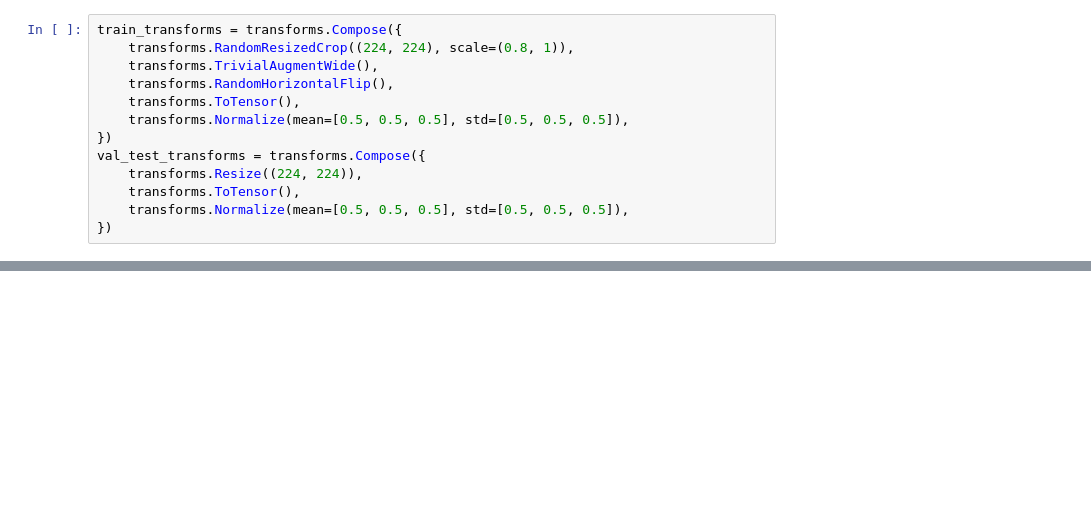
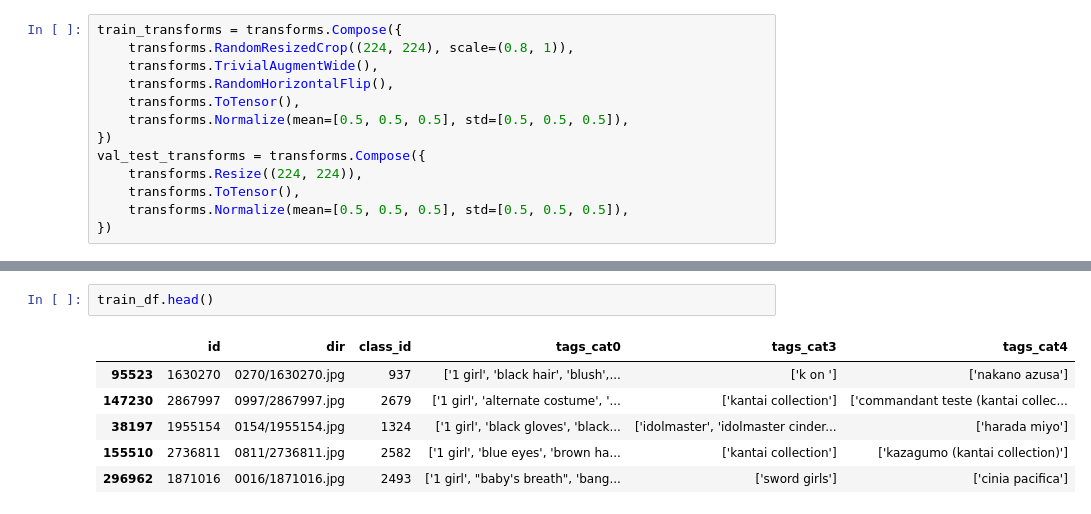
Before and after one commit to AnnixML/Animated-Face-Recognition-ML, a Jupyter notebook: pytorch.ipynb, the cells around one changed output, grey strips where cells are left out. Drawn from its saved outputs; the diff is of its cells as text; blank space fills up the shorter version.

```diff
--- a/pytorch.ipynb
+++ b/pytorch.ipynb
@@ -68,0 +79,9 @@ model = timm.create_model('beit_base_patch16_224_in22k', num_classes=3258, pretr
+# %%
+train_df.head()
+# %% [output]
+|  | id | dir | class_id | tags_cat0 | tags_cat3 | tags_cat4 |
+| 95523 | 1630270 | 0270/1630270.jpg | 937 | ['1 girl', 'black hair', 'blush',... | ['k on '] | ['nakano azusa'] |
+| 147230 | 2867997 | 0997/2867997.jpg | 2679 | ['1 girl', 'alternate costume', '... | ['kantai collection'] | ['commandant teste (kantai collec... |
+| 38197 | 1955154 | 0154/1955154.jpg | 1324 | ['1 girl', 'black gloves', 'black... | ['idolmaster', 'idolmaster cinder... | ['harada miyo'] |
+| 155510 | 2736811 | 0811/2736811.jpg | 2582 | ['1 girl', 'blue eyes', 'brown ha... | ['kantai collection'] | ['kazagumo (kantai collection)'] |
+| 296962 | 1871016 | 0016/1871016.jpg | 2493 | ['1 girl', "baby's breath", 'bang... | ['sword girls'] | ['cinia pacifica'] |
```
Also changed, not shown: parts of 9 cells of this notebook, 2 other files.
